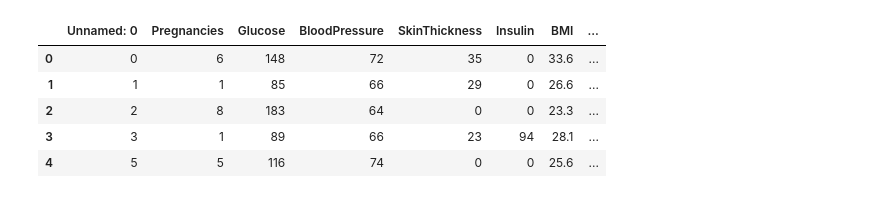
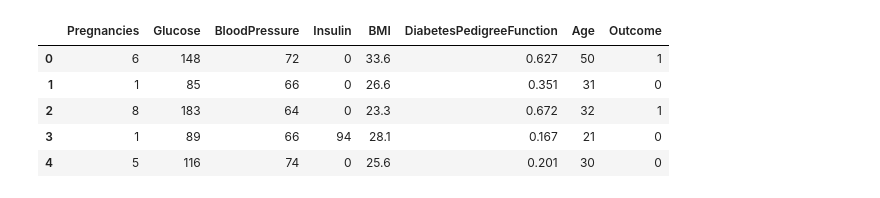
Before and after one commit to Babun001/Diabetes-Prediction-using-Machine-Learning, a Jupyter notebook: DM_RandomF.ipynb, the cells around one changed output. Cells and saved outputs as stored; diff of their text form; code cells hidden in the pictures.

```diff
--- a/DM_RandomF.ipynb
+++ b/DM_RandomF.ipynb
@@ -4,15 +4,16 @@ import numpy as np
 import matplotlib.pyplot as plt
 import seaborn as sns
 # %%
-diabetes_dataframe = pd.read_csv('./Diabetes dataset/Clean_diabetes_dataset.csv')
-diabetes_dataframe.head(5)
+diabetes_dataframe = pd.read_csv("./Diabetes dataset/Clean_diabetes_dataset.csv")
+diabetes_dataframe.drop(columns=["Unnamed: 0", "SkinThickness"], inplace=True)
+diabetes_dataframe.head()
 # %% [output]
-|  | Unnamed: 0 | Pregnancies | Glucose | BloodPressure | SkinThickness | Insulin | BMI | ... |
-| 0 | 0 | 6 | 148 | 72 | 35 | 0 | 33.6 | ... |
-| 1 | 1 | 1 | 85 | 66 | 29 | 0 | 26.6 | ... |
-| 2 | 2 | 8 | 183 | 64 | 0 | 0 | 23.3 | ... |
-| 3 | 3 | 1 | 89 | 66 | 23 | 94 | 28.1 | ... |
-| 4 | 5 | 5 | 116 | 74 | 0 | 0 | 25.6 | ... |
+|  | Pregnancies | Glucose | BloodPressure | Insulin | BMI | DiabetesPedigreeFunction | Age | Outcome |
+| 0 | 6 | 148 | 72 | 0 | 33.6 | 0.627 | 50 | 1 |
+| 1 | 1 | 85 | 66 | 0 | 26.6 | 0.351 | 31 | 0 |
+| 2 | 8 | 183 | 64 | 0 | 23.3 | 0.672 | 32 | 1 |
+| 3 | 1 | 89 | 66 | 94 | 28.1 | 0.167 | 21 | 0 |
+| 4 | 5 | 116 | 74 | 0 | 25.6 | 0.201 | 30 | 0 |
 # %%
 # checking co-relationn
 corr_matrix = diabetes_dataframe.corr()
```
Also changed, not shown: parts of 13 cells of this notebook, 1 other file.
